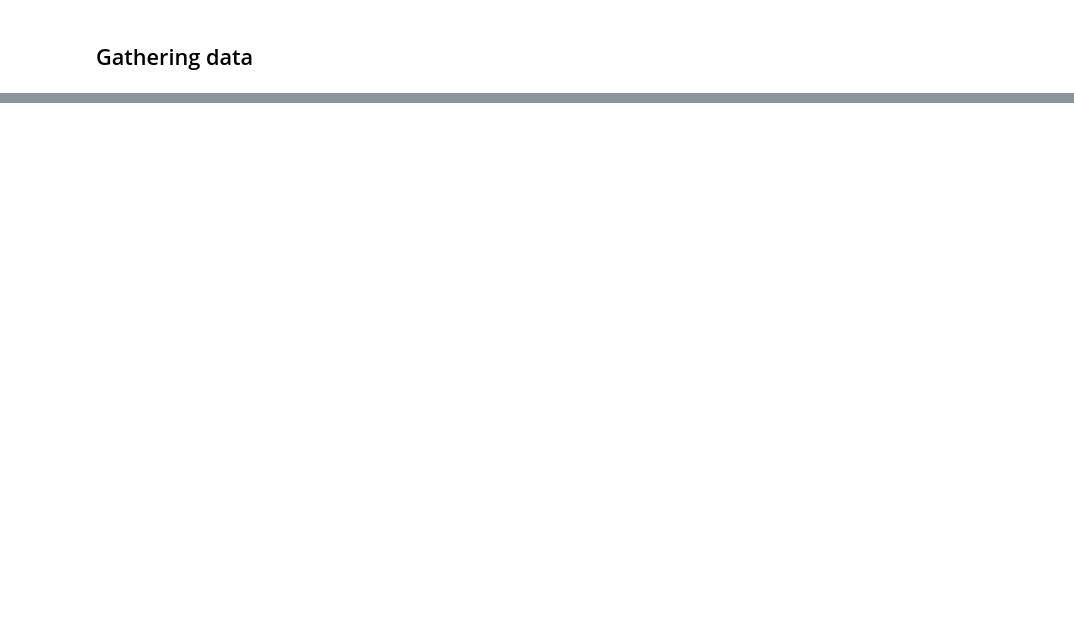
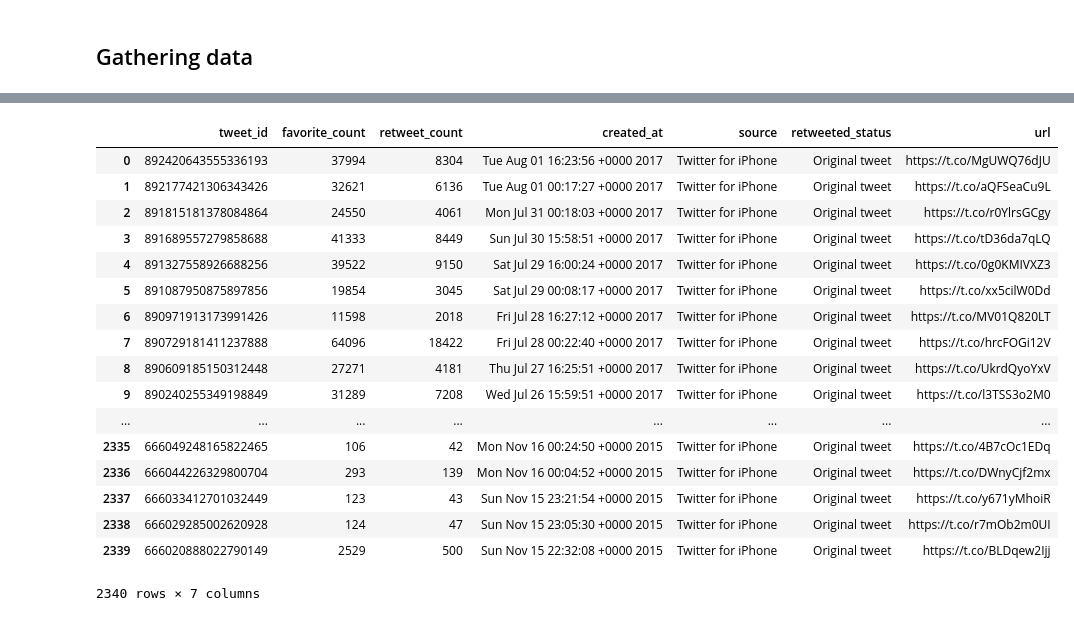
Before and after one commit to jtrob704/Data-Wrangling-Project, a Jupyter notebook: wrangle_act.ipynb, the cells around one changed output, grey strips where cells are left out. Cells and saved outputs as stored; diff of their text form; code cells hidden in the pictures; blank space fills up the shorter version.

```diff
--- a/wrangle_act.ipynb
+++ b/wrangle_act.ipynb
@@ -38,0 +143,35 @@ prediction = pd.read_csv('image-predictions.tsv', sep='\t')
+# %%
+# Read the tweet_json.txt data into a Pandas DataFrame
+# https://stackoverflow.com/questions/47612822/how-to-create-pandas-dataframe-from-twitter-search-api
+
+tweet_list = []
+with open('tweet_json.txt', encoding='utf-8') as json_file:
+    data_json = json.load(json_file)
+    for each_tweet in data_json:
+        tweet_id = each_tweet['id']
+        whole_tweet = each_tweet['text']
+        only_url = whole_tweet[whole_tweet.find('https'):]
+        favorite_count = each_tweet['favorite_count']
+        retweet_count = each_tweet['retweet_count']
+        created_at = each_tweet['created_at']
+        whole_source = each_tweet['source']
+        only_device = whole_source[whole_source.find('rel="nofollow">') + 15:-4]
+        source = only_device
+        retweeted_status = each_tweet['retweeted_status'] = each_tweet.get('retweeted_status', 'Original tweet')
+        if retweeted_status == 'Original tweet':
+            url = only_url
+        else:
+            retweeted_status = 'This is a retweet'
+            url = 'This is a retweet'
+
+        tweet_list.append({'tweet_id': str(tweet_id),
+                             'favorite_count': int(favorite_count),
+                             'retweet_count': int(retweet_count),
+                             'url': url,
+                             'created_at': created_at,
+                             'source': source,
+                             'retweeted_status': retweeted_status,
+                            })
+        tweet_json = pd.DataFrame(tweet_list, columns = ['tweet_id', 'favorite_count',
+                                                       'retweet_count', 'created_at',
+                                                       'source', 'retweeted_status', 'url'])
@@ -38,0 +241,22 @@ prediction = pd.read_csv('image-predictions.tsv', sep='\t')
+# %%
+# Visual assessment of the tweet_json
+tweet_json
+# %% [output]
+|  | tweet_id | favorite_count | retweet_count | created_at | source | retweeted_status | url |
+| 0 | 892420643555336193 | 37994 | 8304 | Tue Aug 01 16:23:56 +0000 2017 | Twitter for iPhone | Original tweet | https://t.co/MgUWQ76dJU |
+| 1 | 892177421306343426 | 32621 | 6136 | Tue Aug 01 00:17:27 +0000 2017 | Twitter for iPhone | Original tweet | https://t.co/aQFSeaCu9L |
+| 2 | 891815181378084864 | 24550 | 4061 | Mon Jul 31 00:18:03 +0000 2017 | Twitter for iPhone | Original tweet | https://t.co/r0YlrsGCgy |
+| 3 | 891689557279858688 | 41333 | 8449 | Sun Jul 30 15:58:51 +0000 2017 | Twitter for iPhone | Original tweet | https://t.co/tD36da7qLQ |
+| 4 | 891327558926688256 | 39522 | 9150 | Sat Jul 29 16:00:24 +0000 2017 | Twitter for iPhone | Original tweet | https://t.co/0g0KMIVXZ3 |
+| 5 | 891087950875897856 | 19854 | 3045 | Sat Jul 29 00:08:17 +0000 2017 | Twitter for iPhone | Original tweet | https://t.co/xx5cilW0Dd |
+| 6 | 890971913173991426 | 11598 | 2018 | Fri Jul 28 16:27:12 +0000 2017 | Twitter for iPhone | Original tweet | https://t.co/MV01Q820LT |
+| 7 | 890729181411237888 | 64096 | 18422 | Fri Jul 28 00:22:40 +0000 2017 | Twitter for iPhone | Original tweet | https://t.co/hrcFOGi12V |
+| 8 | 890609185150312448 | 27271 | 4181 | Thu Jul 27 16:25:51 +0000 2017 | Twitter for iPhone | Original tweet | https://t.co/UkrdQyoYxV |
+| 9 | 890240255349198849 | 31289 | 7208 | Wed Jul 26 15:59:51 +0000 2017 | Twitter for iPhone | Original tweet | https://t.co/l3TSS3o2M0 |
+| ... | ... | ... | ... | ... | ... | ... | ... |
+| 2335 | 666049248165822465 | 106 | 42 | Mon Nov 16 00:24:50 +0000 2015 | Twitter for iPhone | Original tweet | https://t.co/4B7cOc1EDq |
+| 2336 | 666044226329800704 | 293 | 139 | Mon Nov 16 00:04:52 +0000 2015 | Twitter for iPhone | Original tweet | https://t.co/DWnyCjf2mx |
+| 2337 | 666033412701032449 | 123 | 43 | Sun Nov 15 23:21:54 +0000 2015 | Twitter for iPhone | Original tweet | https://t.co/y671yMhoiR |
+| 2338 | 666029285002620928 | 124 | 47 | Sun Nov 15 23:05:30 +0000 2015 | Twitter for iPhone | Original tweet | https://t.co/r7mOb2m0UI |
+| 2339 | 666020888022790149 | 2529 | 500 | Sun Nov 15 22:32:08 +0000 2015 | Twitter for iPhone | Original tweet | https://t.co/BLDqew2Ijj |
+2340 rows × 7 columns
```
Also changed, not shown: parts of 99 cells of this notebook, 6 other files.
